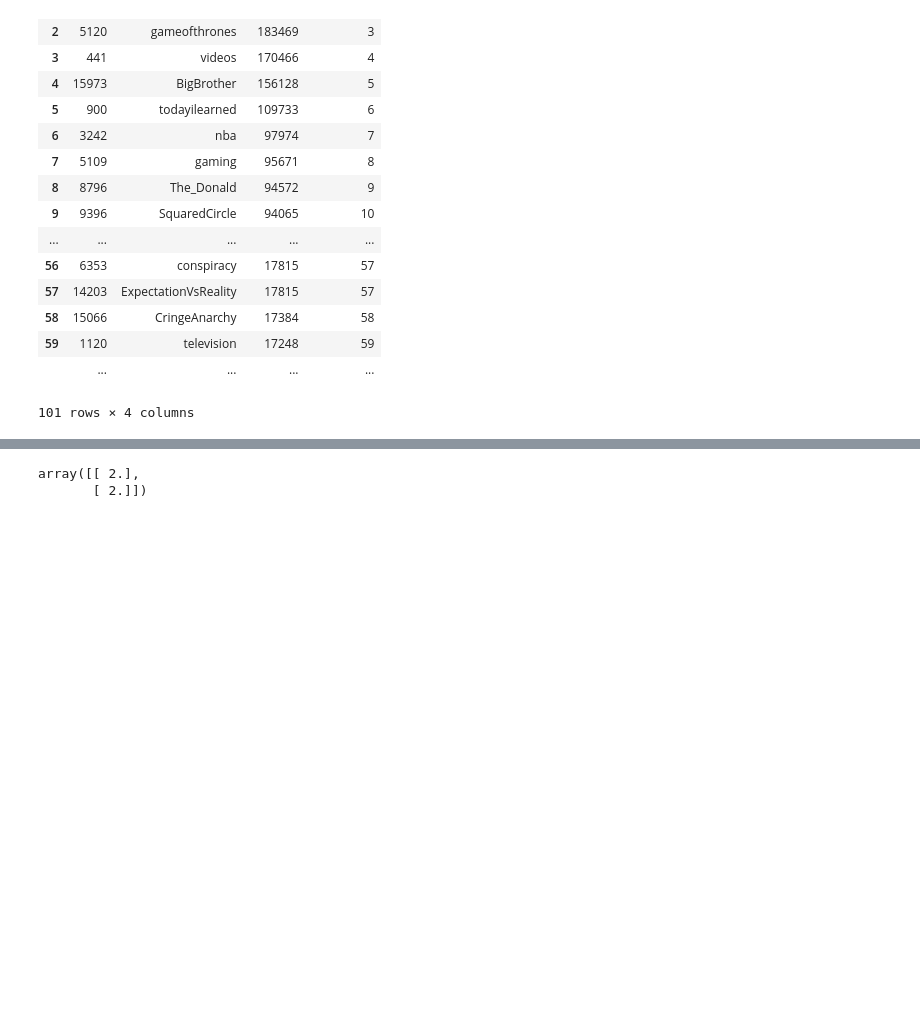
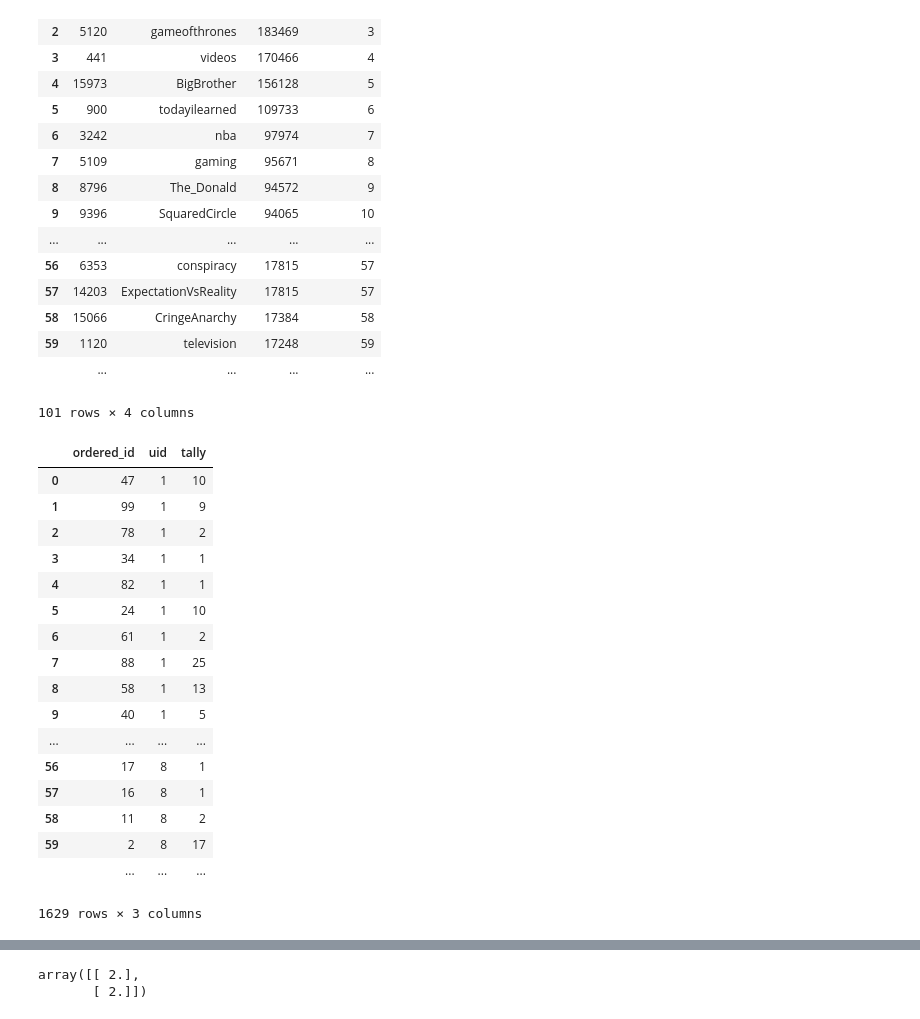
Before and after one commit to hoidn/Reddicommend, a Jupyter notebook: testing.ipynb, the cells around one changed output, grey strips where cells are left out. Drawn from its saved outputs; the diff is of its cells as text; code cells hidden in the pictures; blank space fills up the shorter version.

```diff
--- a/testing.ipynb
+++ b/testing.ipynb
@@ -314,3 +270,24 @@ act.toPandas()
 | 59 | 1120 | television | 17248 | 59 |
 |  | ... | ... | ... | ... |
 101 rows × 4 columns
+# %%
+bare_occurrences.toPandas()
+# %% [output]
+|  | ordered_id | uid | tally |
+| 0 | 47 | 1 | 10 |
+| 1 | 99 | 1 | 9 |
+| 2 | 78 | 1 | 2 |
+| 3 | 34 | 1 | 1 |
+| 4 | 82 | 1 | 1 |
+| 5 | 24 | 1 | 10 |
+| 6 | 61 | 1 | 2 |
+| 7 | 88 | 1 | 25 |
+| 8 | 58 | 1 | 13 |
+| 9 | 40 | 1 | 5 |
+| ... | ... | ... | ... |
+| 56 | 17 | 8 | 1 |
+| 57 | 16 | 8 | 1 |
+| 58 | 11 | 8 | 2 |
+| 59 | 2 | 8 | 17 |
+|  | ... | ... | ... |
+1629 rows × 3 columns
```
Also changed, not shown: parts of 76 cells of this notebook, 2 other files.
